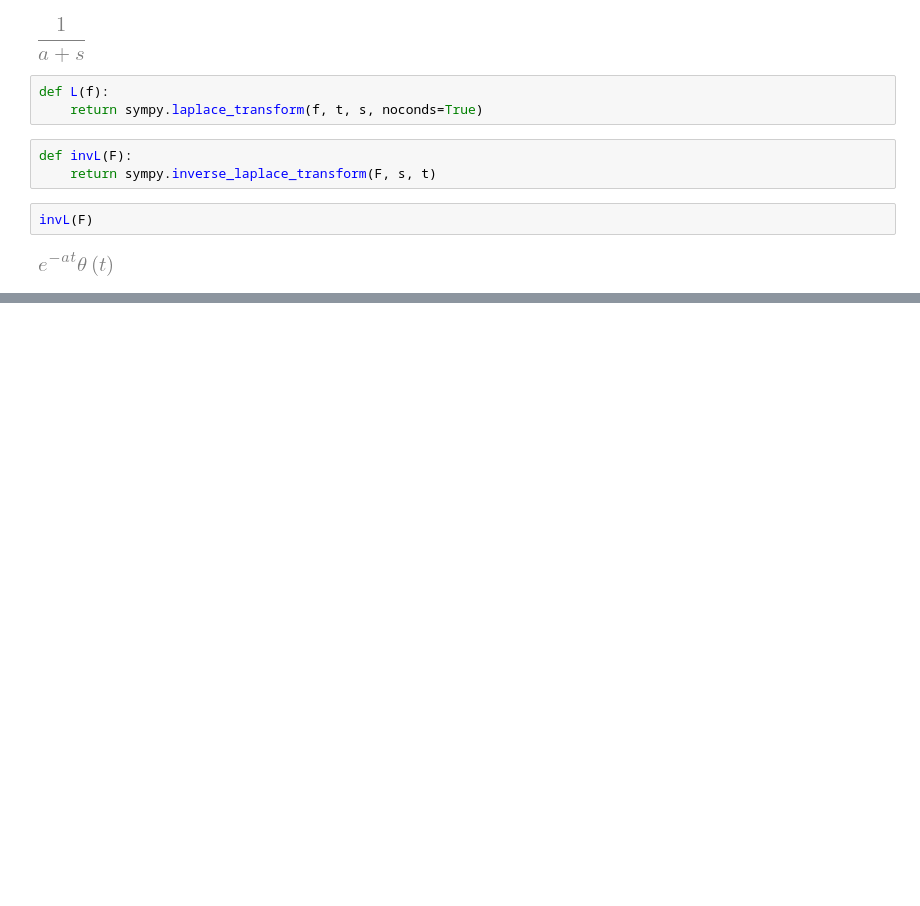
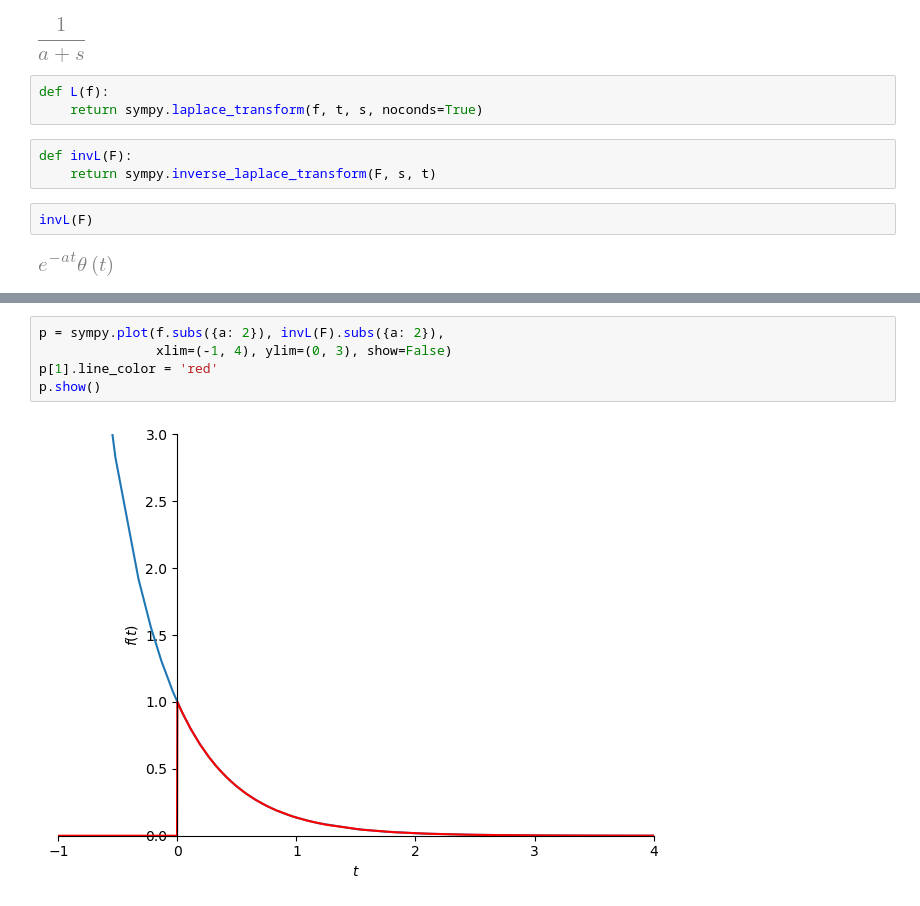
Before and after one commit to williebonavente/CodeTest, a Jupyter notebook: sympy/algebra/notebook11.ipynb, the cells around one changed output, grey strips where cells are left out. Drawn from its saved outputs; the diff is of its cells as text; blank space fills up the shorter version.

```diff
--- a/sympy/algebra/notebook11.ipynb
+++ b/sympy/algebra/notebook11.ipynb
@@ -45,0 +65,7 @@ invL(F)
+# %%
+p = sympy.plot(f.subs({a: 2}), invL(F).subs({a: 2}),
+               xlim=(-1, 4), ylim=(0, 3), show=False)
+p[1].line_color = 'red'
+p.show()
+# %% [output]
+[figure, added]
```
Also changed, not shown: parts of 19 cells of this notebook.
